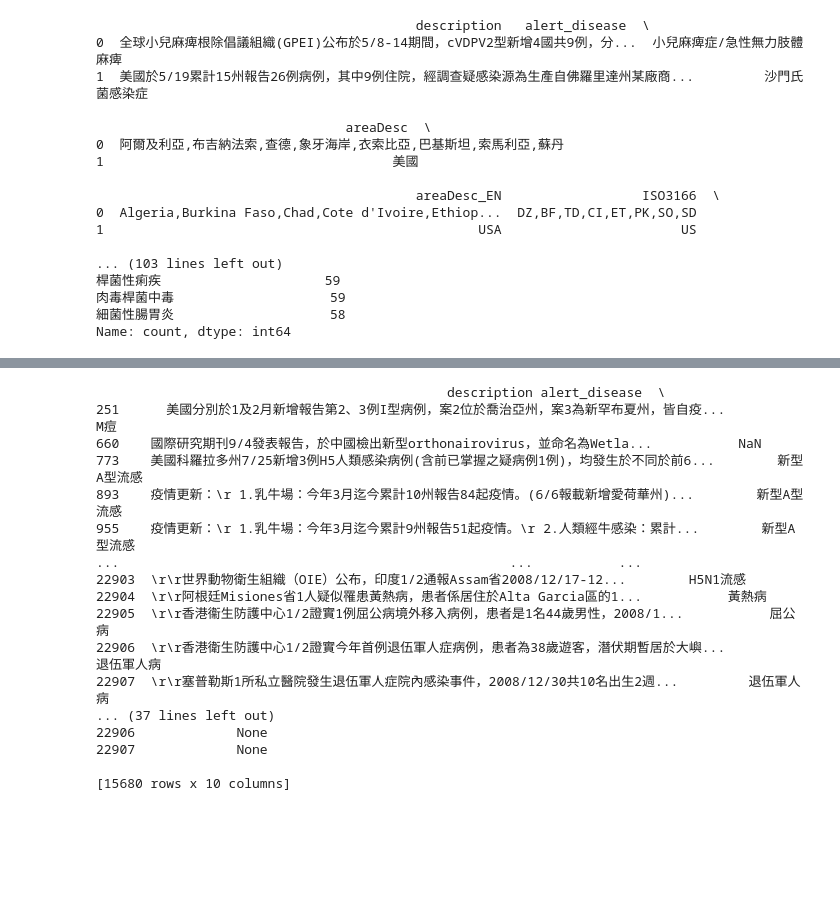
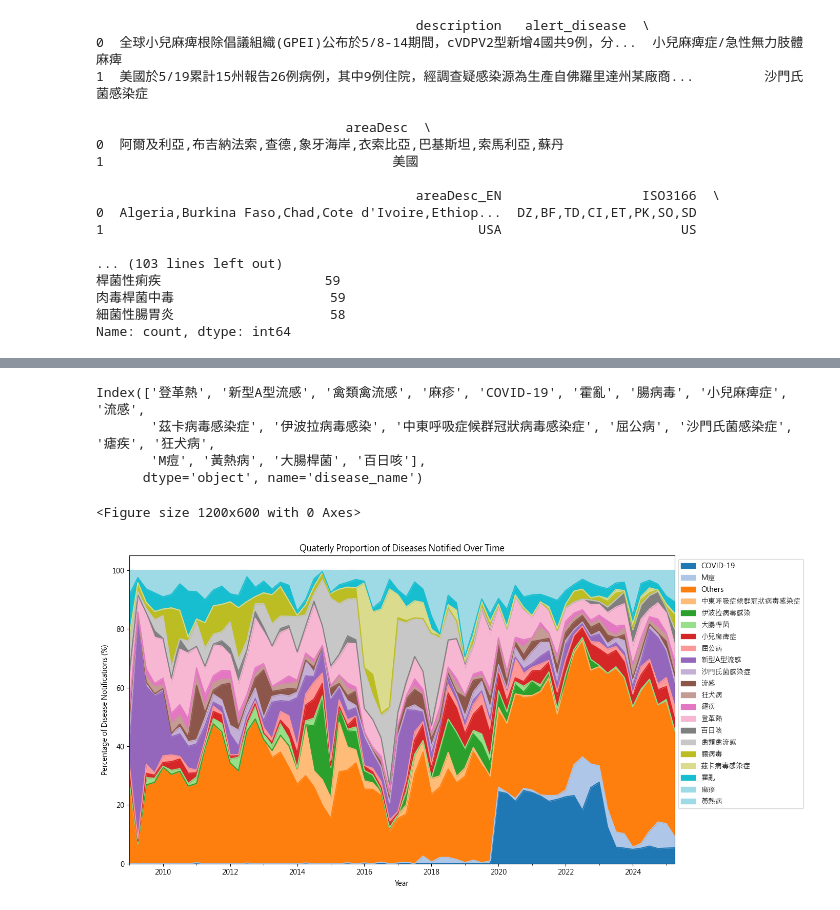
Before and after one commit to haokaitseng/cdc_eic_daily_news, a Jupyter notebook: 00_data_cleaning.ipynb, the cells around one changed output, grey strips where cells are left out. Saved outputs shown, nothing was run; the diff lists cells and outputs as text; code cells hidden in the pictures; blank space fills up the shorter version.

Commit message:
disease named initial cleaning and main visuals

```diff
--- a/00_data_cleaning.ipynb
+++ b/00_data_cleaning.ipynb
@@ -60,12 +64,11 @@ Name: count, dtype: int64
 
 # df_raw['headline_disease'] = df_raw['headline_disease'].apply(clean_heading_disease_name)
 
-
 dict_disease_name_mapping = { #multiple diseases are splitted by /
     '新型冠狀病毒肺炎': 'COVID-19',  #old name: new name
     '嚴重特殊傳染性肺炎': 'COVID-19',
-    "新型冠狀肺炎": "COVID-19",
-    "新型冠狀病毒": "COVID-19",
+    "新型冠狀肺炎": "COVID-19", # n=1
+    #"新型冠狀病毒": "COVID-19", This is MERS
     "新冠併發重症(每週更新)": 'COVID-19',
     "新冠併發重症(本週更新)": "COVID-19",
     '新冠併發重症': 'COVID-19',
@@ -100,6 +103,7 @@ dict_disease_name_mapping = { #multiple diseases are splitted by /
     "H5N8流感": "新型A型流感",
     "H10N3流感" : "新型A型流感",
     "H1N1流感": "新型A型流感",
+    "H1N1新型流感": "新型A型流感",
     "─H7N9流感": "新型A型流感",
     "Echovirus 30 (E30)": "腸病毒",
     '1腸道菌感染症': '腸道菌感染症',
@@ -196,6 +200,6 @@ dict_disease_name_mapping = { #multiple diseases are splitted by /
 df_raw['disease_name'] = df_raw['headline_disease'].map(dict_disease_name_mapping).fillna(df_raw['headline_disease'])
 
 
-#print(df_raw['disease_name'].value_counts().reset_index().head(70))
-print((df_raw['disease_name'].dropna().unique()))
+print(df_raw['disease_name'].value_counts().reset_index().head(50))
+# print((df_raw['disease_name'].dropna().unique()))
 # %% [output]
@@ -203,44 +223,55 @@ SyntaxError: invalid syntax (1914218514.py, line 84)
 # %%
-print(df_raw[df_raw['headline_disease'].isnull()])
+list_common_diseases = df_raw['disease_name'].value_counts().head(20).index
+print(list_common_diseases)
+
+df_common = df_raw[df_raw['disease_name'].isin(list_common_diseases)].copy()
+
+#print(df_common)
+
+#print(df_raw[df_raw['headline_disease'].isnull()])
 # %% [output]
-                                             description alert_disease  \
-251      美國分別於1及2月新增報告第2、3例I型病例，案2位於喬治亞州，案3為新罕布夏州，皆自疫...            M痘
-660    國際研究期刊9/4發表報告，於中國檢出新型orthonairovirus，並命名為Wetla...           NaN
-773    美國科羅拉多州7/25新增3例H5人類感染病例(含前已掌握之疑病例1例)，均發生於不同於前6...        新型A型流感
-893    疫情更新：\r 1.乳牛場：今年3月迄今累計10州報告84起疫情。(6/6報載新增愛荷華州)...        新型A型流感
-955    疫情更新：\r 1.乳牛場：今年3月迄今累計9州報告51起疫情。\r 2.人類經牛感染：累計...        新型A型流感
-...                                                  ...           ...
-22903  \r\r世界動物衛生組織（OIE）公布，印度1/2通報Assam省2008/12/17-12...        H5N1流感
-22904  \r\r阿根廷Misiones省1人疑似罹患黃熱病，患者係居住於Alta Garcia區的1...           黃熱病
-22905  \r\r香港衞生防護中心1/2證實1例屈公病境外移入病例，患者是1名44歲男性，2008/1...           屈公病
-22906  \r\r香港衛生防護中心1/2證實今年首例退伍軍人症病例，患者為38歲遊客，潛伏期暫居於大嶼...         退伍軍人病
-22907  \r\r塞普勒斯1所私立醫院發生退伍軍人症院內感染事件，2008/12/30共10名出生2週...         退伍軍人病
-... (37 lines left out)
-22906             None
-22907             None
-
-[15680 rows x 10 columns]
+Index(['登革熱', '新型A型流感', '禽類禽流感', '麻疹', 'COVID-19', '霍亂', '腸病毒', '小兒麻痺症', '流感',
+       '茲卡病毒感染症', '伊波拉病毒感染', '中東呼吸症候群冠狀病毒感染症', '屈公病', '沙門氏菌感染症', '瘧疾', '狂犬病',
+       'M痘', '黃熱病', '大腸桿菌', '百日咳'],
+      dtype='object', name='disease_name')
 # %%
+import matplotlib.pyplot as plt
+import matplotlib
 
+plt.rcParams['font.family'] = 'Microsoft JhengHei'
 
+plt.rcParams['axes.unicode_minus'] = False
 
-df_counts = df_raw.groupby([df_raw['date'].dt.to_period('M'), 'alert_disease']).size().reset_index(name='count')
+# 🟢 Step 1: Categorize diseases not in list_common_diseases as 'other'
+df_plot = df_raw.copy()
+df_plot['disease_grouped'] = df_plot['disease_name'].apply(
+    lambda x: x if x in list_common_diseases else 'Others'
+)
 
-# 🟢 Step 3: Convert Period to Timestamp for plotting
+# 🟢 Step 2: Group by month and grouped disease name
+df_counts = (
+    df_plot
+    .groupby([df_plot['date'].dt.to_period('Q'), 'disease_grouped'])# Y Q M
+    .size()
+    .reset_index(name='count')
+)
+
+# Convert Period to Timestamp
 df_counts['date'] = df_counts['date'].dt.to_timestamp()
 
-# 🟢 Step 4: Pivot to get diseases as columns and fill missing with 0
-df_pivot = df_counts.pivot(index='date', columns='alert_disease', values='count').fillna(0)
-
-# 🟢 Step 5: Normalize rows to get percentage
+# 🟢 Step 3: Pivot and normalize to percentage
+df_pivot = df_counts.pivot(index='date', columns='disease_grouped', values='count').fillna(0)
 df_percent = df_pivot.div(df_pivot.sum(axis=1), axis=0) * 100
 
-# 🟢 Step 6: Plot
+# 🟢 Step 4: Plot stacked area chart
 plt.figure(figsize=(12, 6))
 df_percent.plot(kind='area', stacked=True, figsize=(14, 7), colormap='tab20')
 plt.ylabel('Percentage of Disease Notifications (%)')
-plt.title('Monthly Proportion of Diseases Notified Over Time')
-plt.xlabel('Date')
+plt.title('Quaterly Proportion of Diseases Notified Over Time')
+plt.xlabel('Year')
 plt.legend(loc='upper left', bbox_to_anchor=(1, 1))
 plt.tight_layout()
 plt.show()
+# %% [output]
+<Figure size 1200x600 with 0 Axes>
+[figure, added]
```
Also changed, not shown: parts of 6 cells of this notebook, 1 other file.
